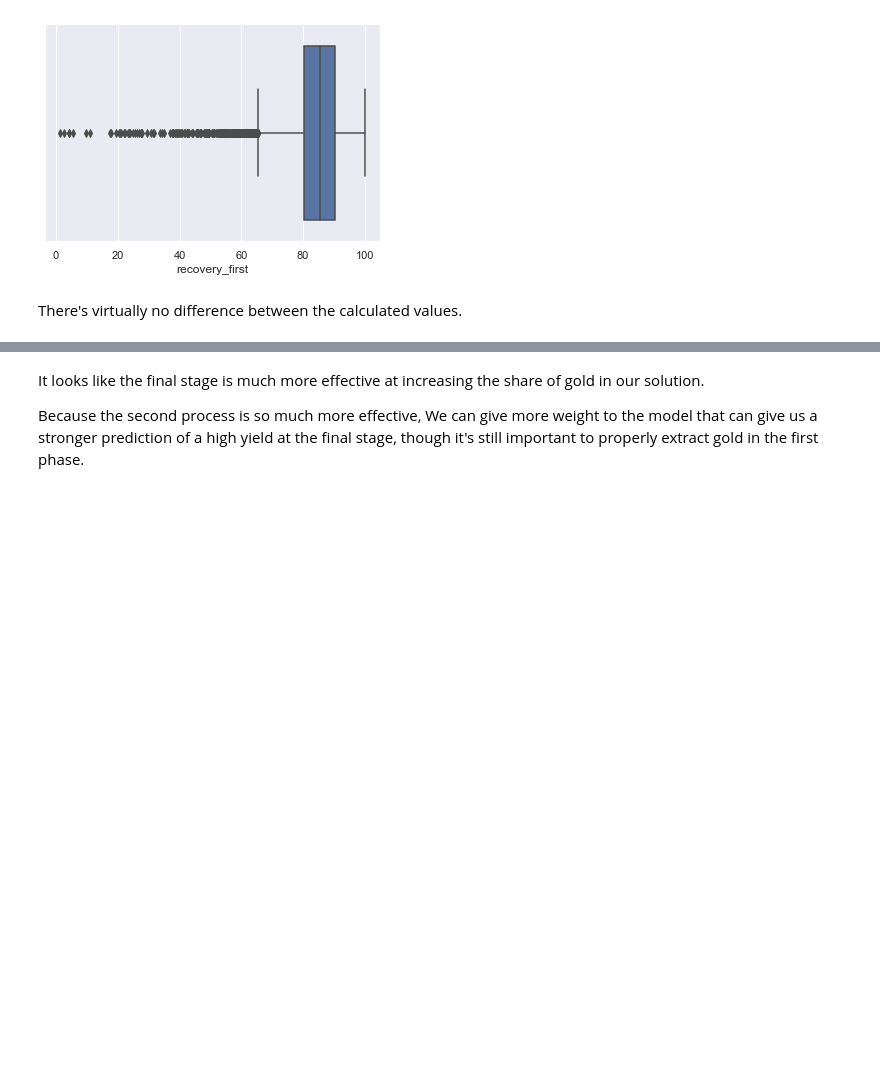
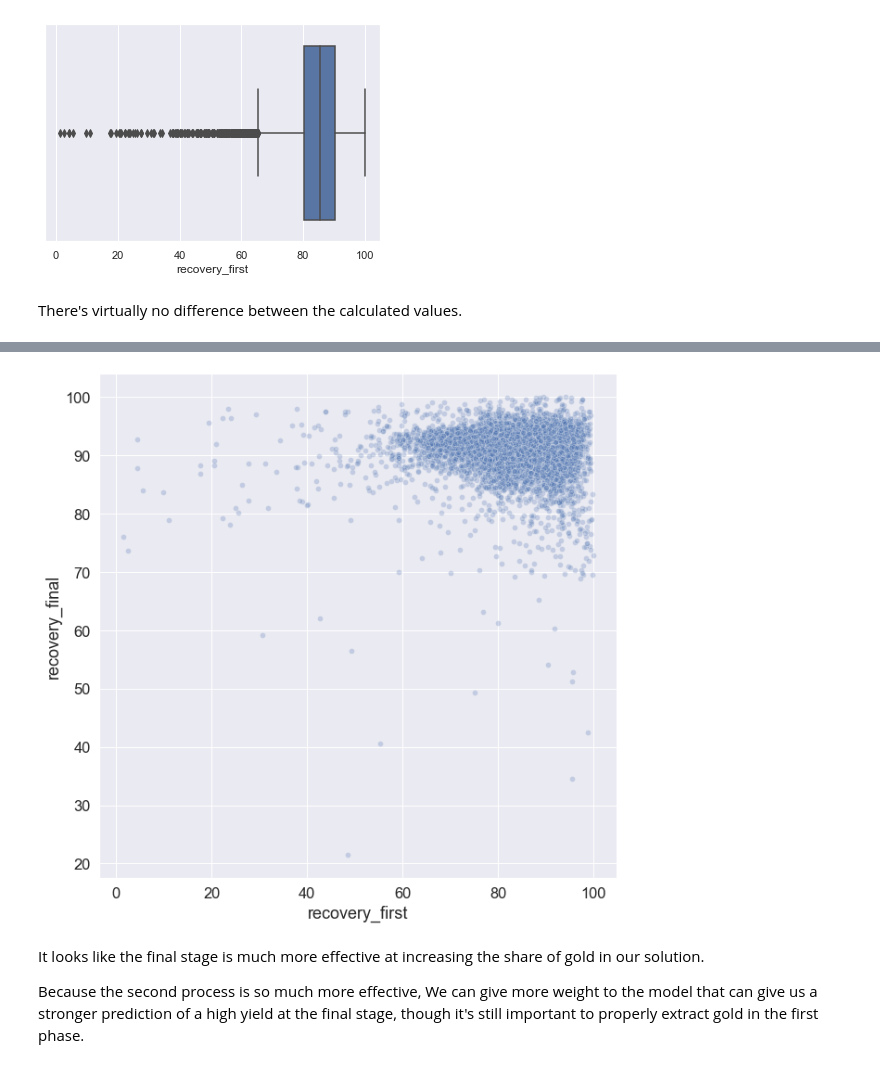
Before and after one commit to jordwil/ds_blog, a Jupyter notebook: _notebooks/2020-07-30-int-project-gold.ipynb, the cells around one changed output, grey strips where cells are left out. Cells and saved outputs as stored; diff of their text form; code cells hidden in the pictures; blank space fills up the shorter version.

```diff
--- a/_notebooks/2020-07-30-int-project-gold.ipynb
+++ b/_notebooks/2020-07-30-int-project-gold.ipynb
@@ -212,3 +212,10 @@ plt.show()
+# %%
+#collapse
+with sns.plotting_context("notebook", font_scale=1.5):
+    fig, ax = plt.subplots(figsize=[10,10])
+    sns.scatterplot(data=train, x='recovery_first', y='recovery_final', alpha=0.25, ax=ax)
+# %% [output]
+[figure, added]
 # %%
 dfs = []
 for group, col_names in types.items():
```
Also changed, not shown: parts of 11 cells of this notebook.
